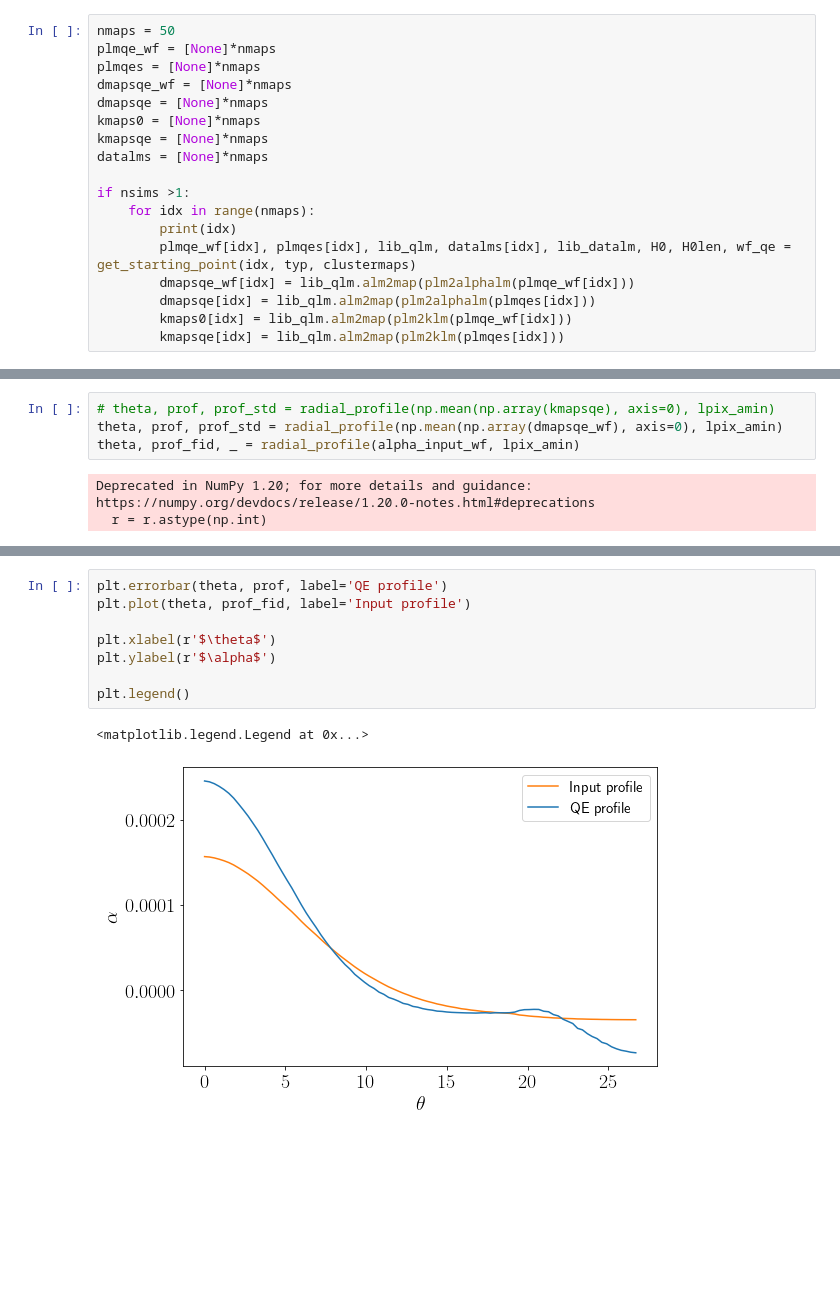
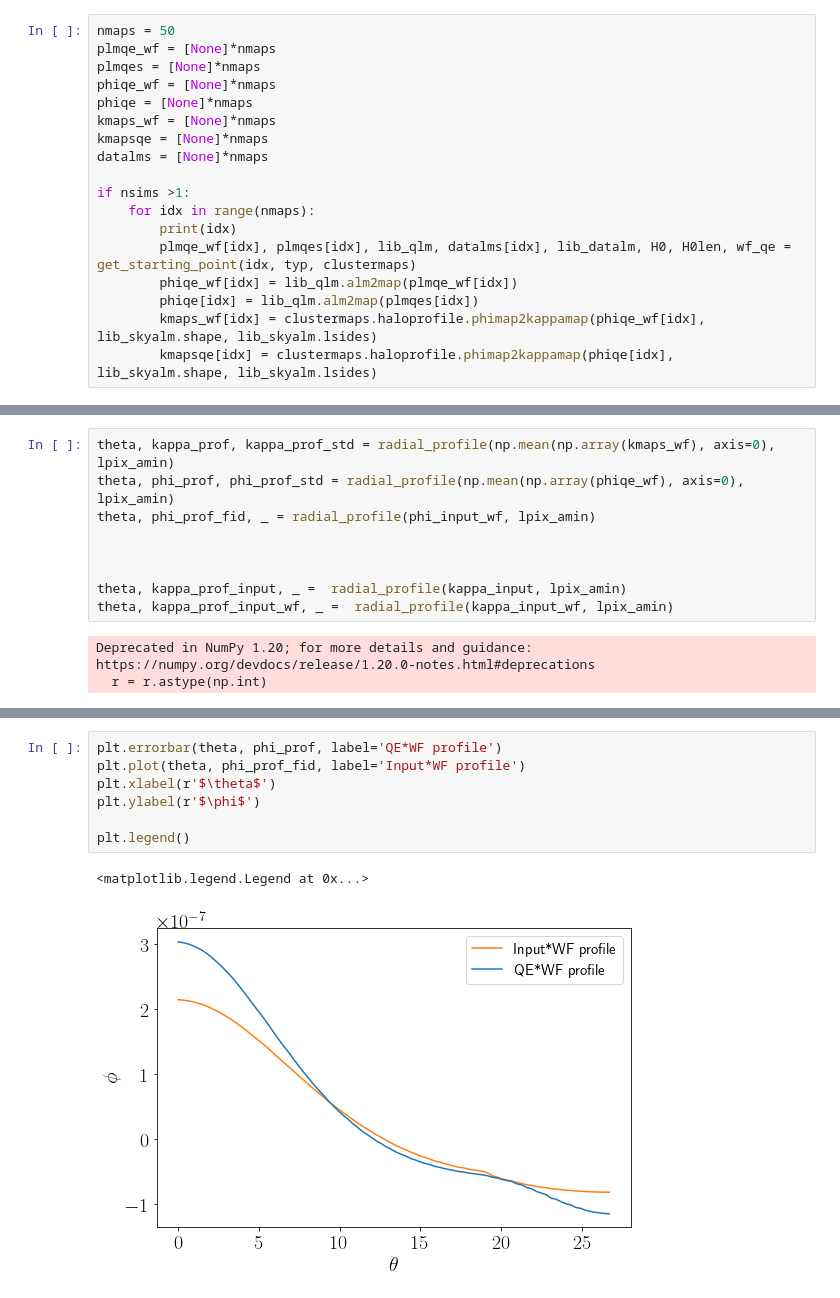
Before and after one commit to carronj/LensIt, a Jupyter notebook: notebooks/get_mass_estimate.ipynb, the cells around one changed output, grey strips where cells are left out. Drawn from its saved outputs; the diff is of its cells as text; blank space fills up the shorter version.

```diff
--- a/notebooks/get_mass_estimate.ipynb
+++ b/notebooks/get_mass_estimate.ipynb
@@ -222,9 +218,9 @@ for ax, dat in zip(axs, [lib_qlm.alm2map(plm2alphalm(plm0)), alpha_input_wf]):
 nmaps = 50
 plmqe_wf = [None]*nmaps
 plmqes = [None]*nmaps
-dmapsqe_wf = [None]*nmaps
-dmapsqe = [None]*nmaps
-kmaps0 = [None]*nmaps
+phiqe_wf = [None]*nmaps
+phiqe = [None]*nmaps
+kmaps_wf = [None]*nmaps
 kmapsqe = [None]*nmaps
 datalms = [None]*nmaps
 
@@ -232,10 +228,10 @@ if nsims >1:
     for idx in range(nmaps):
         print(idx)
         plmqe_wf[idx], plmqes[idx], lib_qlm, datalms[idx], lib_datalm, H0, H0len, wf_qe = get_starting_point(idx, typ, clustermaps)
-        dmapsqe_wf[idx] = lib_qlm.alm2map(plm2alphalm(plmqe_wf[idx]))
-        dmapsqe[idx] = lib_qlm.alm2map(plm2alphalm(plmqes[idx]))
-        kmaps0[idx] = lib_qlm.alm2map(plm2klm(plmqe_wf[idx]))
-        kmapsqe[idx] = lib_qlm.alm2map(plm2klm(plmqes[idx]))
+        phiqe_wf[idx] = lib_qlm.alm2map(plmqe_wf[idx])
+        phiqe[idx] = lib_qlm.alm2map(plmqes[idx])
+        kmaps_wf[idx] = clustermaps.haloprofile.phimap2kappamap(phiqe_wf[idx], lib_skyalm.shape, lib_skyalm.lsides)
+        kmapsqe[idx] = clustermaps.haloprofile.phimap2kappamap(phiqe[idx], lib_skyalm.shape, lib_skyalm.lsides)
 # %% [output]
 0
  I will be using data from ell=0 to ell=2868 only
@@ -313,9 +307,14 @@ def radial_profile(data, pixsize, center=None):
 
     return theta, radialprofile, std
 # %%
-# theta, prof, prof_std = radial_profile(np.mean(np.array(kmapsqe), axis=0), lpix_amin)
-theta, prof, prof_std = radial_profile(np.mean(np.array(dmapsqe_wf), axis=0), lpix_amin)
-theta, prof_fid, _ = radial_profile(alpha_input_wf, lpix_amin)
+theta, kappa_prof, kappa_prof_std = radial_profile(np.mean(np.array(kmaps_wf), axis=0), lpix_amin)
+theta, phi_prof, phi_prof_std = radial_profile(np.mean(np.array(phiqe_wf), axis=0), lpix_amin)
+theta, phi_prof_fid, _ = radial_profile(phi_input_wf, lpix_amin)
+
+
+
+theta, kappa_prof_input, _ =  radial_profile(kappa_input, lpix_amin)
+theta, kappa_prof_input_wf, _ =  radial_profile(kappa_input_wf, lpix_amin)
 # %% [output]
 Deprecated in NumPy 1.20; for more details and guidance: https://numpy.org/devdocs/release/1.20.0-notes.html#deprecations
   r = r.astype(np.int)
@@ -322,11 +335,10 @@ Deprecated in NumPy 1.20; for more details and guidance: https://numpy.org/devdo
 # %%
-plt.errorbar(theta, prof, label='QE profile')
-plt.plot(theta, prof_fid, label='Input profile')
-
+plt.errorbar(theta, phi_prof, label='QE*WF profile')
+plt.plot(theta, phi_prof_fid, label='Input*WF profile')
 plt.xlabel(r'$\theta$')
-plt.ylabel(r'$\alpha$')
+plt.ylabel(r'$\phi$')
 
 plt.legend()
 # %% [output]
 <matplotlib.legend.Legend at 0x...>
-[figure, old version]
+[figure, new version]
```
Also changed, not shown: parts of 4 cells of this notebook, 3 other files.
